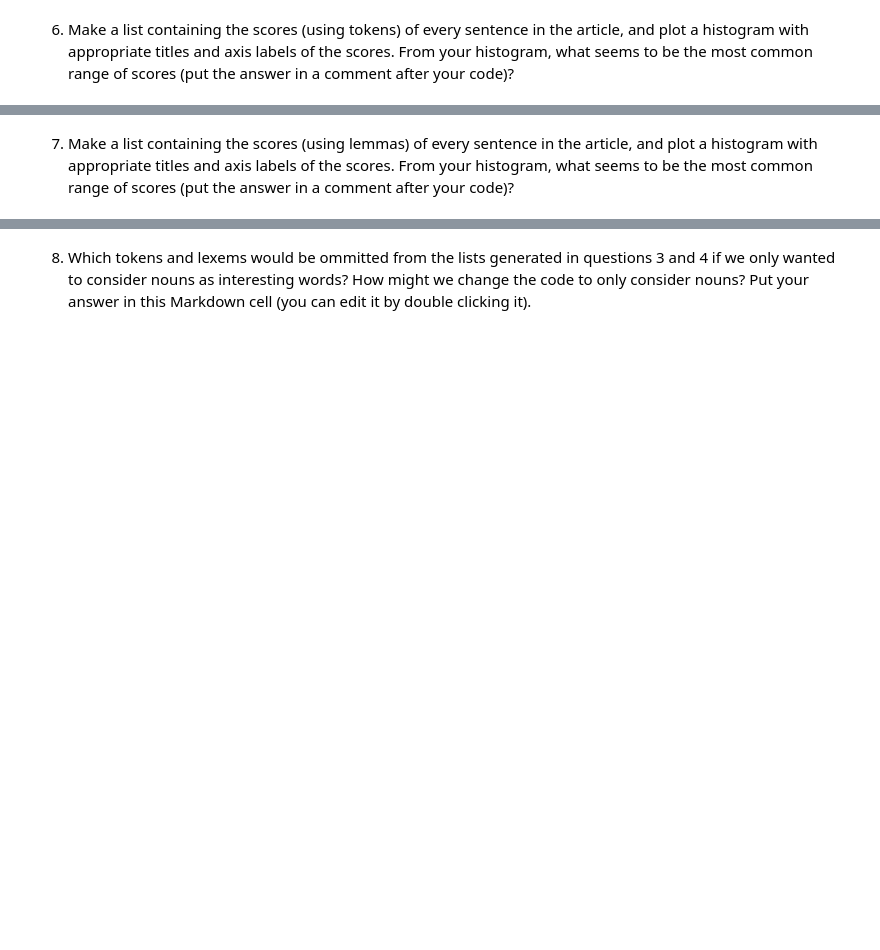
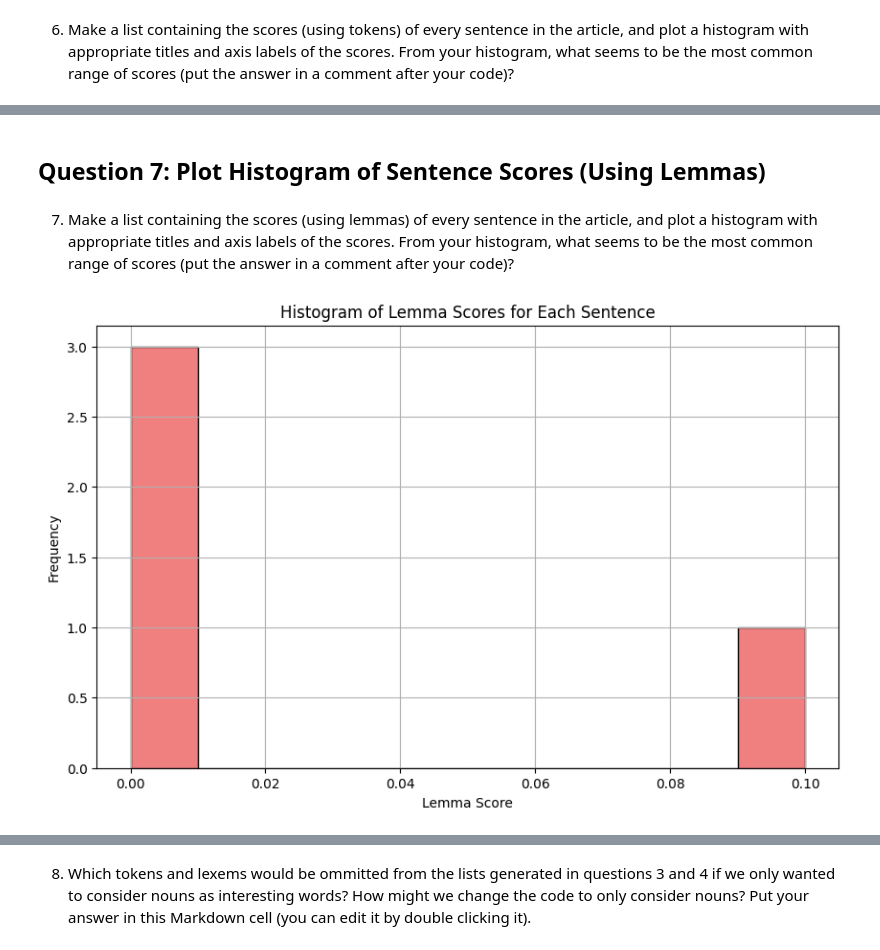
Before and after one commit to Elen-tesfai/web-scraping, a Jupyter notebook: web-scraping.ipynb, the cells around one changed output, grey strips where cells are left out. Saved outputs shown, nothing was run; the diff lists cells and outputs as text; code cells hidden in the pictures; blank space fills up the shorter version.

```diff
--- a/web-scraping.ipynb
+++ b/web-scraping.ipynb
@@ -98,2 +340,49 @@ You may find some of the code from the in class notes useful; feel free to use m
+# %% [markdown]
+## Question 7: Plot Histogram of Sentence Scores (Using Lemmas)
 # %% [markdown]
 7. Make a list containing the scores (using lemmas) of every sentence in the article, and plot a histogram with appropriate titles and axis labels of the scores.  From your histogram, what seems to be the most common range of scores (put the answer in a comment after your code)?
+# %%
+import spacy
+import matplotlib.pyplot as plt
+
+# Load the spaCy English language model
+nlp = spacy.load("en_core_web_sm")
+
+# Function to score sentence by lemma (using lemmas instead of tokens)
+def score_sentence_by_lemma(sentence, interesting_lemmas):
+    doc = nlp(sentence)
+    lemmas = [token.lemma_.lower() for token in doc if not token.is_stop and not token.is_punct and not token.is_space]
+    interesting_count = sum(1 for lemma in lemmas if lemma in interesting_lemmas)
+    score = interesting_count / len(lemmas) if len(lemmas) > 0 else 0
+    return score
+
+# Define the list of interesting lemmas (e.g., from your previous analysis)
+interesting_lemmas = ['comment', 'march', 'say', 'report']
+
+# Example article text (use your article text here)
+article_text = """
+When we think about the onward march of automotive technology, headlights aren’t usually the first thing that come to mind.
+Engines, fuel efficiency, and the switch to electric power are all more front of mind. However, that doesn’t mean there aren’t thousands of engineers working to improve the state of the art in automotive lighting.
+"""
+
+# Step 1: Process the article text to extract sentences
+doc = nlp(article_text)
+sentences = list(doc.sents)
+
+# Step 2: Calculate lemma scores for every sentence
+scores_lemmas = [score_sentence_by_lemma(str(sentence), interesting_lemmas) for sentence in sentences]
+
+# Step 3: Plot the histogram
+plt.figure(figsize=(10, 6))
+plt.hist(scores_lemmas, bins=10, color='lightcoral', edgecolor='black')
+plt.title('Histogram of Lemma Scores for Each Sentence')
+plt.xlabel('Lemma Score')
+plt.ylabel('Frequency')
+plt.grid(True)
+plt.show()
+
+# Step 4: Print the most common range of scores (based on visual inspection)
+# From the histogram, visually inspect the range that appears most frequently.
+# For example, you might see that the most common range is between 0.0 and 0.2.
+# %% [output]
+[figure, added]
```
Also changed, not shown: parts of 18 cells of this notebook, 1 other file.
